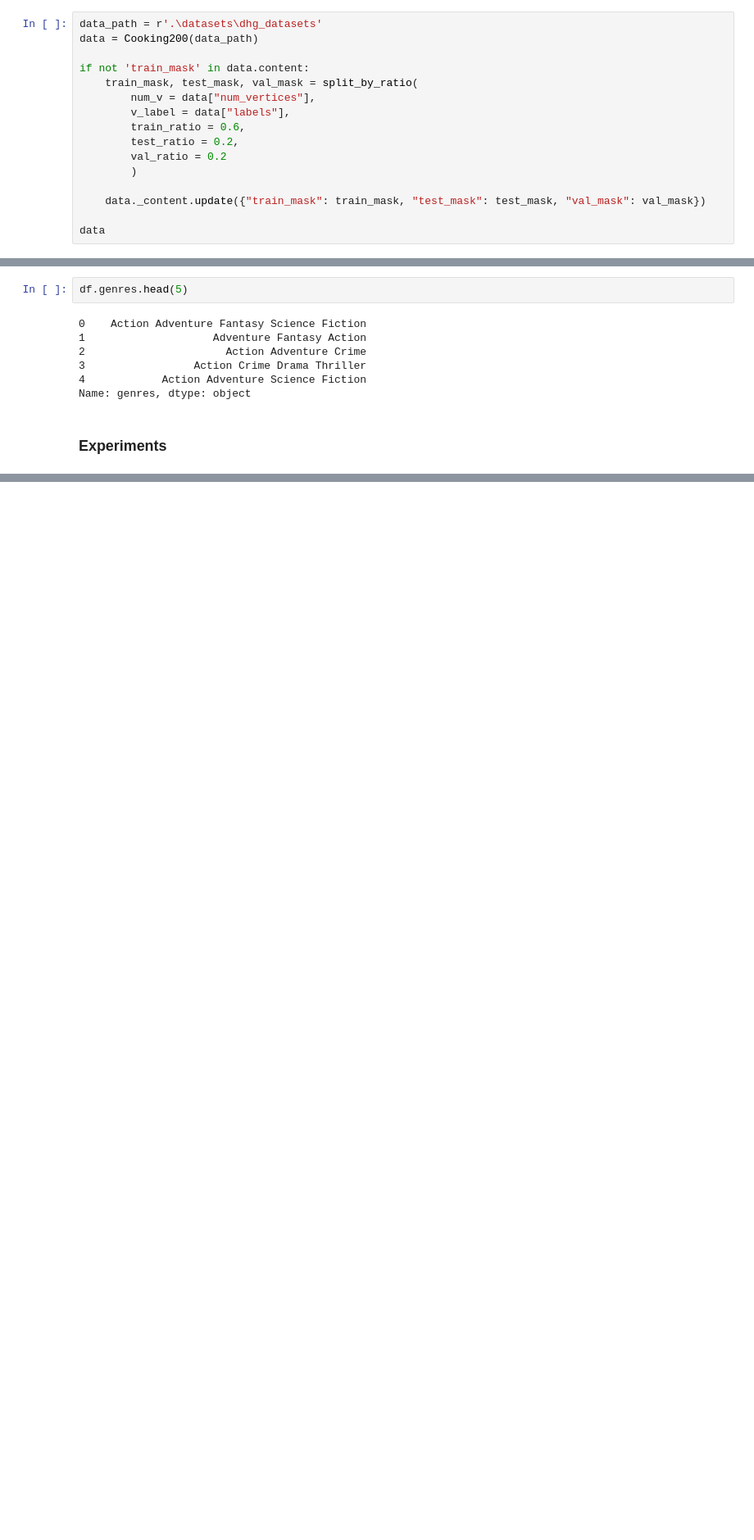
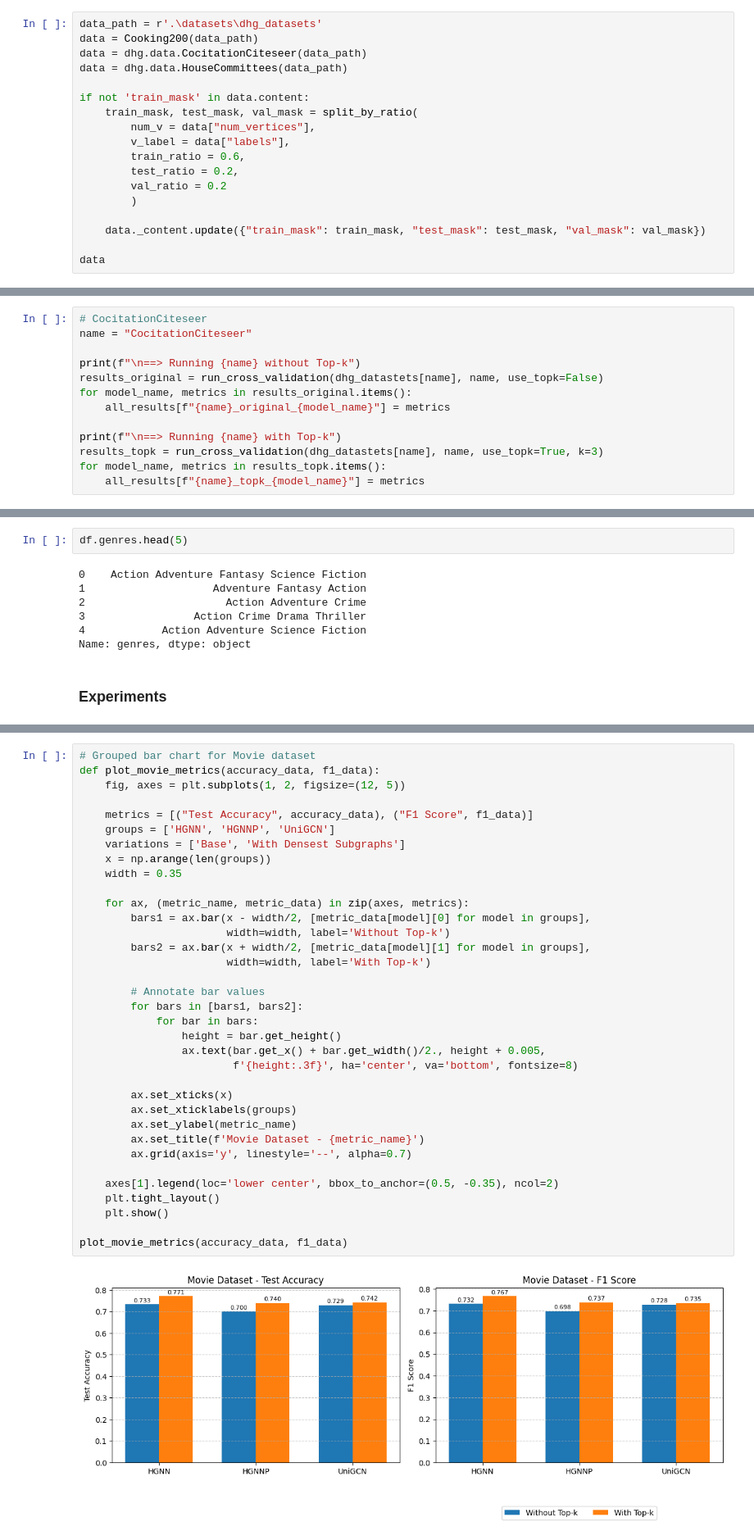
Before and after one commit to RKIzmailov/hypergraph_modeling, a Jupyter notebook: experiments.ipynb, the cells around one changed output, grey strips where cells are left out. Shown: that part at 82% size. Saved outputs shown, nothing was run; the diff lists cells and outputs as text; blank space fills up the shorter version.

```diff
--- a/experiments.ipynb
+++ b/experiments.ipynb
@@ -78,6 +78,8 @@ def infer(net, X, A, lbls, idx, test=False):
 # %%
 data_path = r'.\datasets\dhg_datasets'
 data = Cooking200(data_path)
+data = dhg.data.CocitationCiteseer(data_path)
+data = dhg.data.HouseCommittees(data_path)
 
 if not 'train_mask' in data.content:
     train_mask, test_mask, val_mask = split_by_ratio(
@@ -662,0 +833,13 @@ Top-k performance: {'accuracy': 0.27504727244377136, 'f1_score': 0.1844301266630
+# %%
+# CocitationCiteseer
+name = "CocitationCiteseer"
+
+print(f"\n==> Running {name} without Top-k")
+results_original = run_cross_validation(dhg_datastets[name], name, use_topk=False)
+for model_name, metrics in results_original.items():
+    all_results[f"{name}_original_{model_name}"] = metrics
+
+print(f"\n==> Running {name} with Top-k")
+results_topk = run_cross_validation(dhg_datastets[name], name, use_topk=True, k=3)
+for model_name, metrics in results_topk.items():
+    all_results[f"{name}_topk_{model_name}"] = metrics
@@ -1148,0 +1441,37 @@ Epoch: 99, Loss: 0.24713
+# %%
+# Grouped bar chart for Movie dataset
+def plot_movie_metrics(accuracy_data, f1_data):
+    fig, axes = plt.subplots(1, 2, figsize=(12, 5))
+
+    metrics = [("Test Accuracy", accuracy_data), ("F1 Score", f1_data)]
+    groups = ['HGNN', 'HGNNP', 'UniGCN']
+    variations = ['Base', 'With Densest Subgraphs']
+    x = np.arange(len(groups))
+    width = 0.35
+
+    for ax, (metric_name, metric_data) in zip(axes, metrics):
+        bars1 = ax.bar(x - width/2, [metric_data[model][0] for model in groups],
+                       width=width, label='Without Top-k')
+        bars2 = ax.bar(x + width/2, [metric_data[model][1] for model in groups],
+                       width=width, label='With Top-k')
+
+        # Annotate bar values
+        for bars in [bars1, bars2]:
+            for bar in bars:
+                height = bar.get_height()
+                ax.text(bar.get_x() + bar.get_width()/2., height + 0.005,
+                        f'{height:.3f}', ha='center', va='bottom', fontsize=8)
+
+        ax.set_xticks(x)
+        ax.set_xticklabels(groups)
+        ax.set_ylabel(metric_name)
+        ax.set_title(f'Movie Dataset - {metric_name}')
+        ax.grid(axis='y', linestyle='--', alpha=0.7)
+
+    axes[1].legend(loc='lower center', bbox_to_anchor=(0.5, -0.35), ncol=2)
+    plt.tight_layout()
+    plt.show()
+
+plot_movie_metrics(accuracy_data, f1_data)
+# %% [output]
+[figure, added]
```
Also changed, not shown: parts of 18 cells of this notebook, 3 other files.
